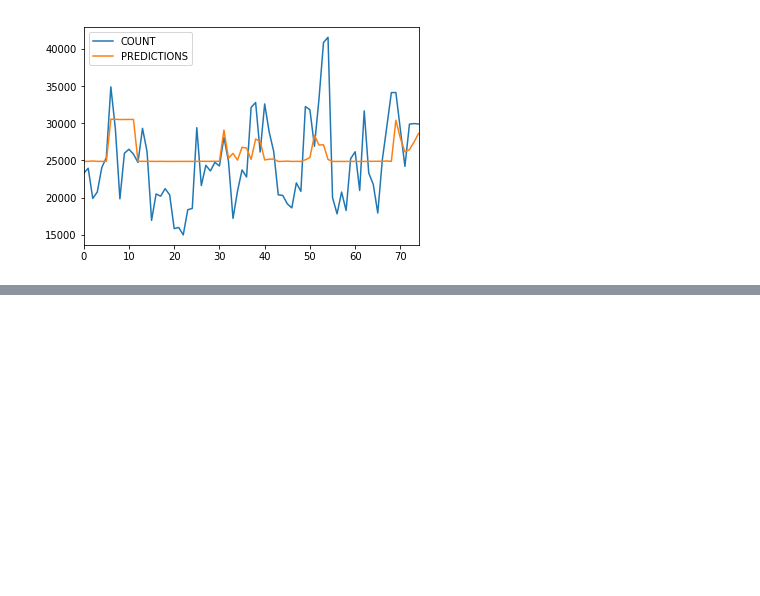
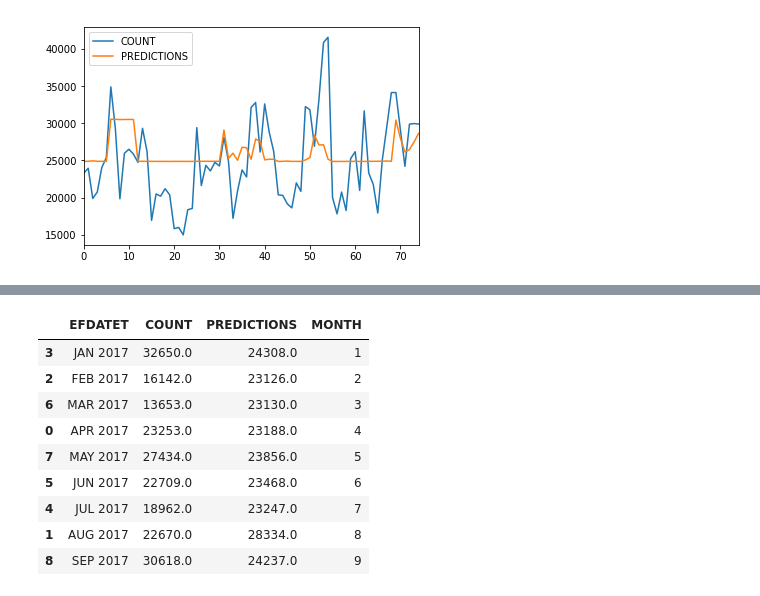
Before and after one commit to dkyol/People_Analytics, a Jupyter notebook: MultiLayer_Perceptron_SparseData.ipynb, the cells around one changed output, grey strips where cells are left out. Saved outputs shown, nothing was run; the diff lists cells and outputs as text; code cells hidden in the pictures; blank space fills up the shorter version.

```diff
--- a/MultiLayer_Perceptron_SparseData.ipynb
+++ b/MultiLayer_Perceptron_SparseData.ipynb
@@ -481,0 +429,20 @@ table = pd.concat([actuals, pd.DataFrame(unnormalized_predictions, columns = ['P
+# %%
+def plot_predictions(df_raw, df_normal, features):
+
+    df_original = df_raw.groupby('EFDATET').sum()
+
+    mean = df_original.COUNT.mean()
+
+    std = df_original.COUNT.std()
+
+    actuals = df_normal.COUNT * (std + 1) + mean
+
+    predictions = model.run_model(features)
+
+    unnormalized_predictions = (predictions * (std + 1) + mean).round()
+
+    actuals = actuals.reset_index()
+
+    table = pd.concat([actuals, pd.DataFrame(unnormalized_predictions, columns = ['PREDICTIONS'])], axis = 1)
+
+    return table
@@ -509,0 +474,14 @@ table[['EFDATET', 'COUNT', 'PREDICTIONS']]
+# %%
+test_table.sort_values(by = ['MONTH'], inplace = True)
+test_table
+# %% [output]
+|  | EFDATET | COUNT | PREDICTIONS | MONTH |
+| 3 | JAN 2017 | 32650.0 | 24308.0 | 1 |
+| 2 | FEB 2017 | 16142.0 | 23126.0 | 2 |
+| 6 | MAR 2017 | 13653.0 | 23130.0 | 3 |
+| 0 | APR 2017 | 23253.0 | 23188.0 | 4 |
+| 7 | MAY 2017 | 27434.0 | 23856.0 | 5 |
+| 5 | JUN 2017 | 22709.0 | 23468.0 | 6 |
+| 4 | JUL 2017 | 18962.0 | 23247.0 | 7 |
+| 1 | AUG 2017 | 22670.0 | 28334.0 | 8 |
+| 8 | SEP 2017 | 30618.0 | 24237.0 | 9 |
```
Also changed, not shown: parts of 29 cells of this notebook.
